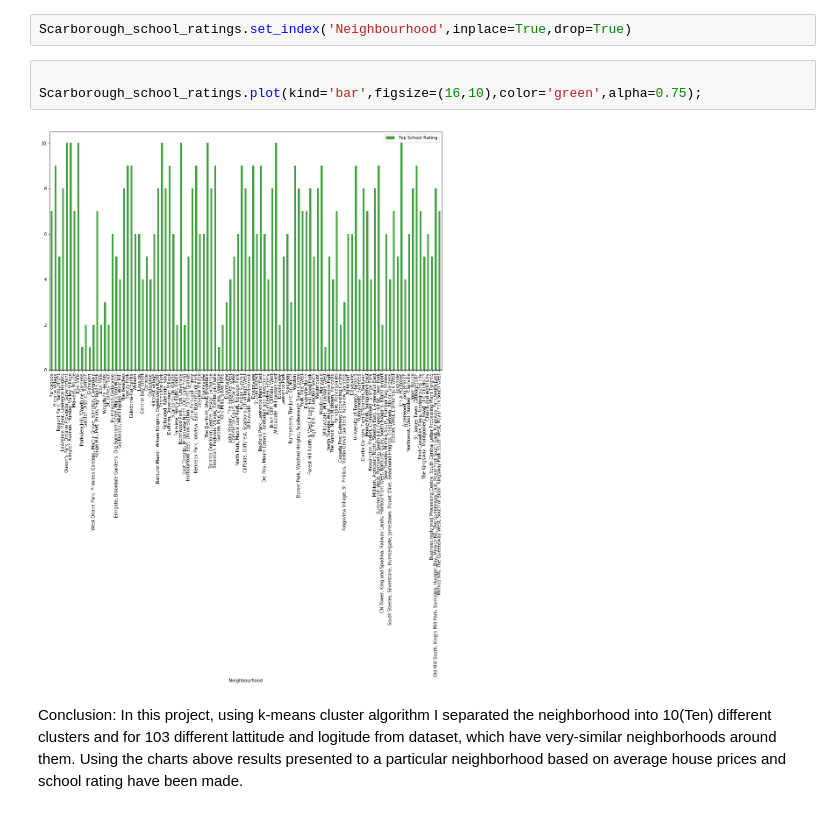
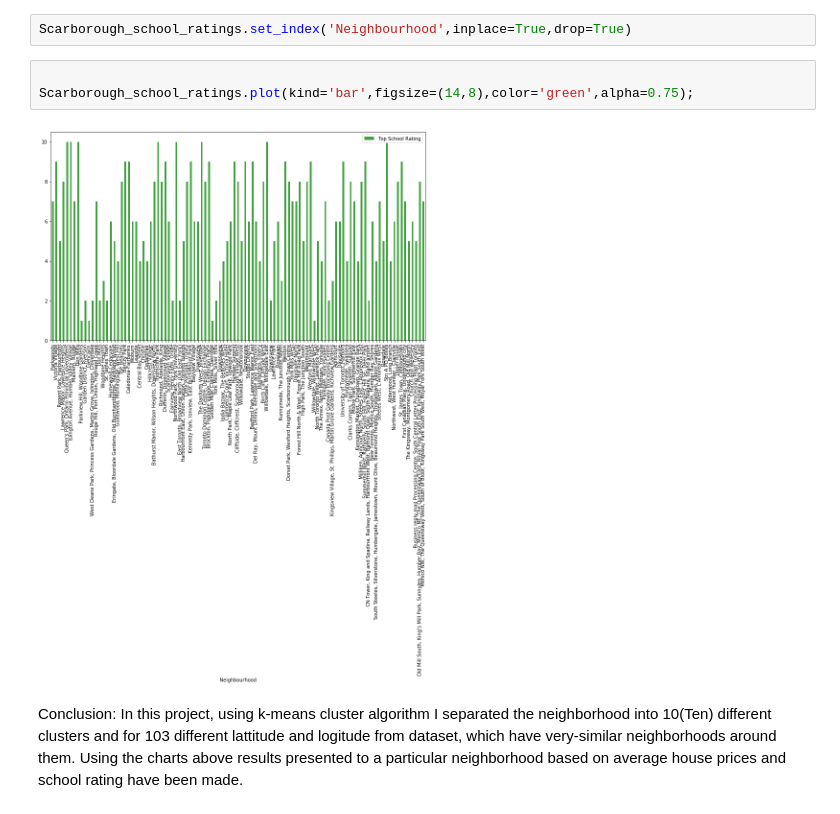
Before and after one commit to kratos1609/cousera_capstone, a Jupyter notebook: WEEK3.ipynb, the cells around one changed output. Cells and saved outputs as stored; diff of their text form.

```diff
--- a/WEEK3.ipynb
+++ b/WEEK3.ipynb
@@ -512,9 +512,9 @@ Scarborough_school_ratings=pd.DataFrame({"Neighbourhood":df["Neighbourhood"],
 Scarborough_school_ratings.set_index('Neighbourhood',inplace=True,drop=True)
 # %%
 
-Scarborough_school_ratings.plot(kind='bar',figsize=(16,10),color='green',alpha=0.75);
+Scarborough_school_ratings.plot(kind='bar',figsize=(14,8),color='green',alpha=0.75);
 # %% [output]
-[figure, old version]
+[figure, new version]
 # %% [markdown]
 
 Conclusion: In this project, using k-means cluster algorithm I separated the neighborhood into 10(Ten) different clusters and for 103 different lattitude and logitude from dataset, which have very-similar neighborhoods around them. Using the charts above results presented to a particular neighborhood based on average house prices and school rating have been made.
```
Also changed, not shown: parts of 3 cells of this notebook.
